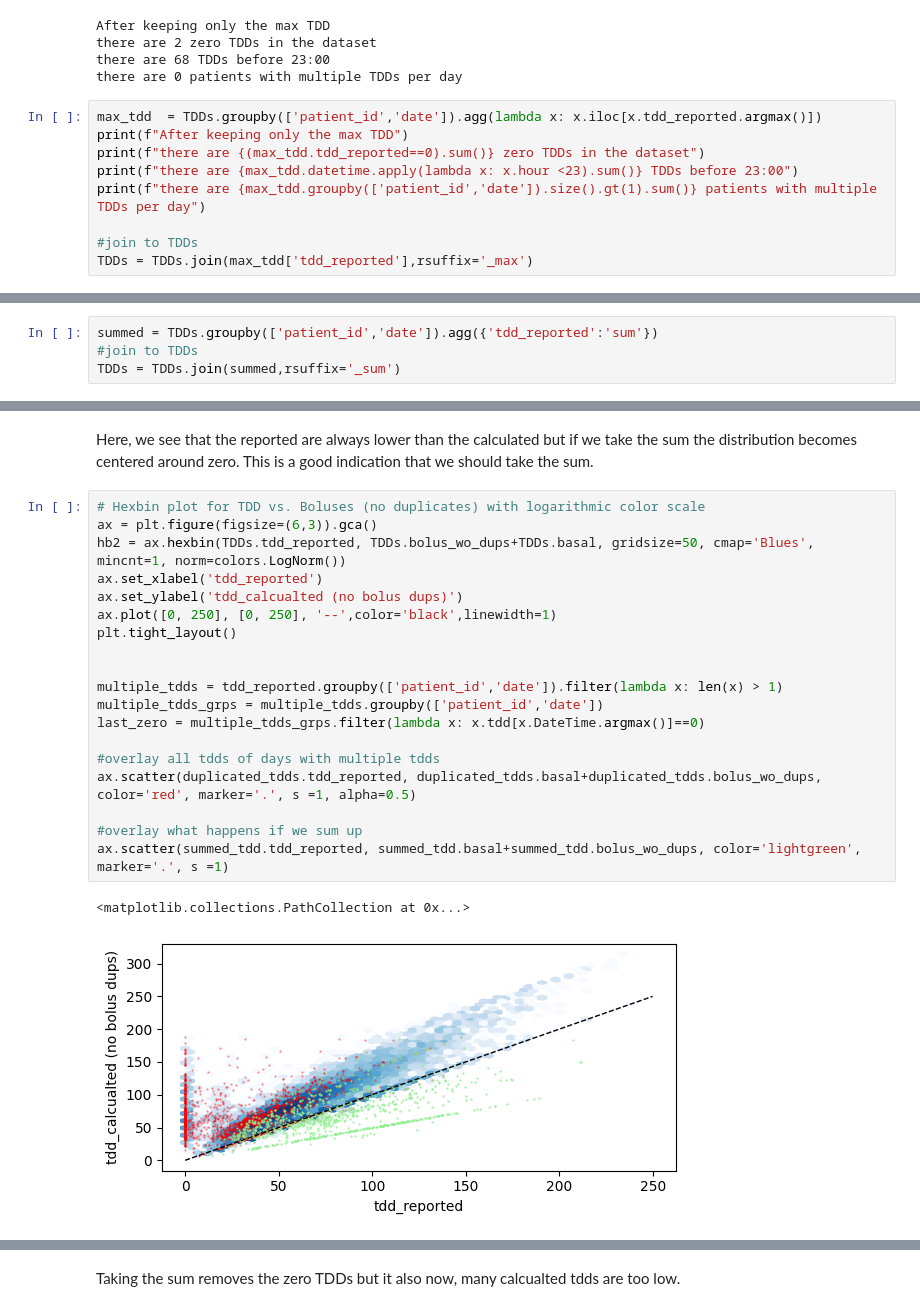
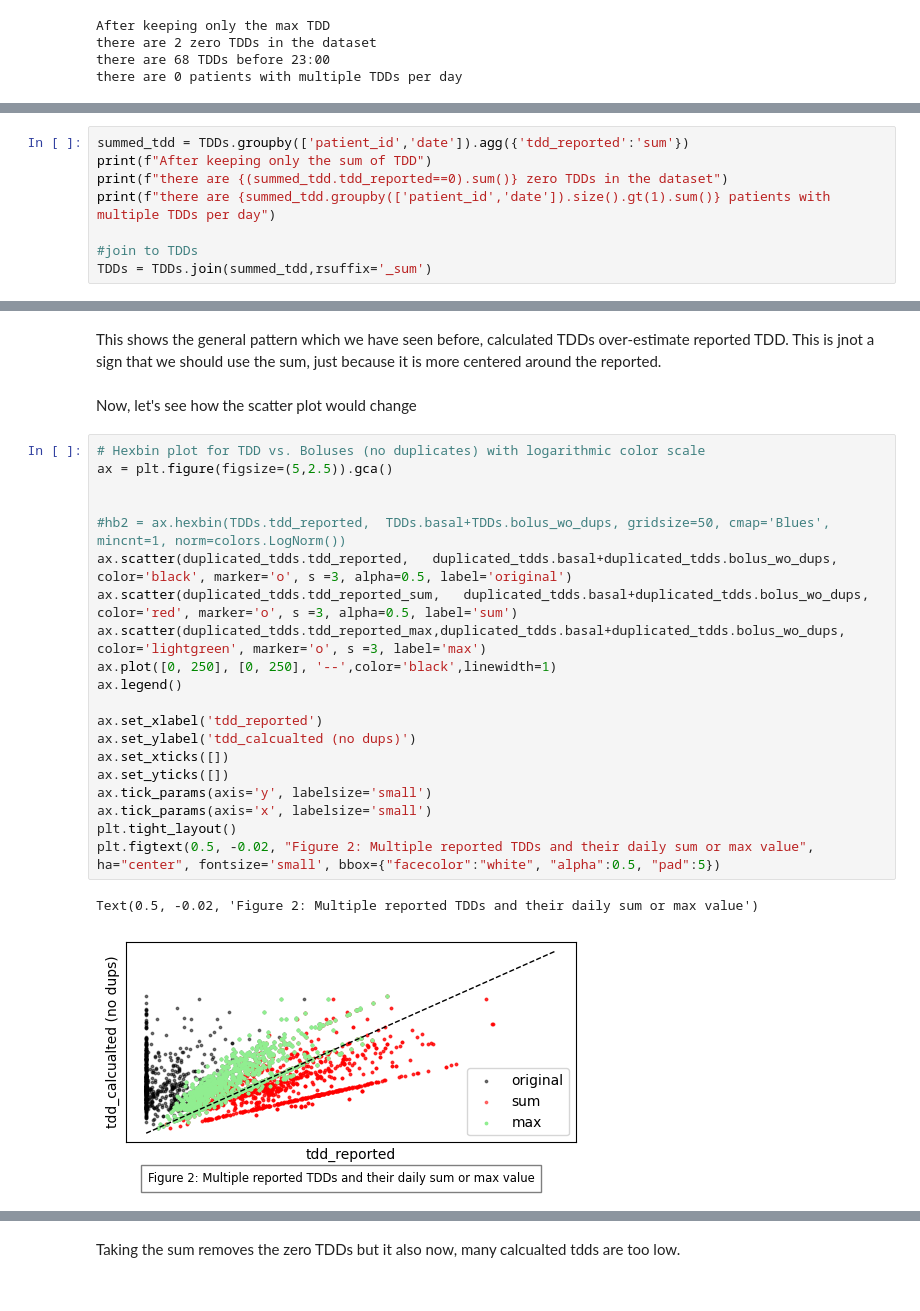
Before and after one commit to nudgebg/egvinsulin, a Jupyter notebook: notebooks/understand-flair-dataset/2024-07-12 - Understanding TDD Discrepancies in Flair Data.ipynb, the cells around one changed output, grey strips where cells are left out. Drawn from its saved outputs; the diff is of its cells as text.

```diff
--- a/notebooks/understand-flair-dataset/2024-07-12 - Understanding TDD Discrepancies in Flair Data.ipynb
+++ b/notebooks/understand-flair-dataset/2024-07-12 - Understanding TDD Discrepancies in Flair Data.ipynb
@@ -522,12 +534,3 @@ After keeping only the max TDD
 there are 2 zero TDDs in the dataset
 there are 68 TDDs before 23:00
 there are 0 patients with multiple TDDs per day
-# %%
-max_tdd  = TDDs.groupby(['patient_id','date']).agg(lambda x: x.iloc[x.tdd_reported.argmax()])
-print(f"After keeping only the max TDD")
-print(f"there are {(max_tdd.tdd_reported==0).sum()} zero TDDs in the dataset")
-print(f"there are {max_tdd.datetime.apply(lambda x: x.hour <23).sum()} TDDs before 23:00")
-print(f"there are {max_tdd.groupby(['patient_id','date']).size().gt(1).sum()} patients with multiple TDDs per day")
-
-#join to TDDs
-TDDs = TDDs.join(max_tdd['tdd_reported'],rsuffix='_max')
@@ -534,4 +539,8 @@ TDDs = TDDs.join(max_tdd['tdd_reported'],rsuffix='_max')
 # %%
-summed = TDDs.groupby(['patient_id','date']).agg({'tdd_reported':'sum'})
+summed_tdd = TDDs.groupby(['patient_id','date']).agg({'tdd_reported':'sum'})
+print(f"After keeping only the sum of TDD")
+print(f"there are {(summed_tdd.tdd_reported==0).sum()} zero TDDs in the dataset")
+print(f"there are {summed_tdd.groupby(['patient_id','date']).size().gt(1).sum()} patients with multiple TDDs per day")
+
 #join to TDDs
-TDDs = TDDs.join(summed,rsuffix='_sum')
+TDDs = TDDs.join(summed_tdd,rsuffix='_sum')
@@ -613,24 +599,27 @@ plt.scatter(summed_tdd.tdd_reported,summed_tdd.bolus_wo_dups)
+# %% [markdown]
+This shows the general pattern which we have seen before, calculated TDDs over-estimate reported TDD. This is jnot a sign that we should use the sum, just because it is more centered around the reported.
 # %% [markdown]
-Here, we see that the reported are always lower than the calculated but if we take the sum the distribution becomes centered around zero. This is a good indication that we should take the sum.
+Now, let's see how the scatter plot would change
 # %%
 # Hexbin plot for TDD vs. Boluses (no duplicates) with logarithmic color scale
-ax = plt.figure(figsize=(6,3)).gca()
-hb2 = ax.hexbin(TDDs.tdd_reported, TDDs.bolus_wo_dups+TDDs.basal, gridsize=50, cmap='Blues', mincnt=1, norm=colors.LogNorm())
-ax.set_xlabel('tdd_reported')
-ax.set_ylabel('tdd_calcualted (no bolus dups)')
-ax.plot([0, 250], [0, 250], '--',color='black',linewidth=1)
-plt.tight_layout()
+ax = plt.figure(figsize=(5,2.5)).gca()
 
 
-multiple_tdds = tdd_reported.groupby(['patient_id','date']).filter(lambda x: len(x) > 1)
-multiple_tdds_grps = multiple_tdds.groupby(['patient_id','date'])
-last_zero = multiple_tdds_grps.filter(lambda x: x.tdd[x.DateTime.argmax()]==0)
+#hb2 = ax.hexbin(TDDs.tdd_reported,  TDDs.basal+TDDs.bolus_wo_dups, gridsize=50, cmap='Blues', mincnt=1, norm=colors.LogNorm())
+ax.scatter(duplicated_tdds.tdd_reported,   duplicated_tdds.basal+duplicated_tdds.bolus_wo_dups, color='black', marker='o', s =3, alpha=0.5, label='original')
+ax.scatter(duplicated_tdds.tdd_reported_sum,   duplicated_tdds.basal+duplicated_tdds.bolus_wo_dups, color='red', marker='o', s =3, alpha=0.5, label='sum')
+ax.scatter(duplicated_tdds.tdd_reported_max,duplicated_tdds.basal+duplicated_tdds.bolus_wo_dups, color='lightgreen', marker='o', s =3, label='max')
+ax.plot([0, 250], [0, 250], '--',color='black',linewidth=1)
+ax.legend()
 
-#overlay all tdds of days with multiple tdds
-ax.scatter(duplicated_tdds.tdd_reported, duplicated_tdds.basal+duplicated_tdds.bolus_wo_dups, color='red', marker='.', s =1, alpha=0.5)
-
-#overlay what happens if we sum up
-ax.scatter(summed_tdd.tdd_reported, summed_tdd.basal+summed_tdd.bolus_wo_dups, color='lightgreen', marker='.', s =1)
+ax.set_xlabel('tdd_reported')
+ax.set_ylabel('tdd_calcualted (no dups)')
+ax.set_xticks([])
+ax.set_yticks([])
+ax.tick_params(axis='y', labelsize='small')
+ax.tick_params(axis='x', labelsize='small')
+plt.tight_layout()
+plt.figtext(0.5, -0.02, "Figure 2: Multiple reported TDDs and their daily sum or max value", ha="center", fontsize='small', bbox={"facecolor":"white", "alpha":0.5, "pad":5})
 # %% [output]
-<matplotlib.collections.PathCollection at 0x...>
+Text(0.5, -0.02, 'Figure 2: Multiple reported TDDs and their daily sum or max value')
-[figure, old version]
+[figure, new version]
```
Also changed, not shown: parts of 54 cells of this notebook, 1 other file.
